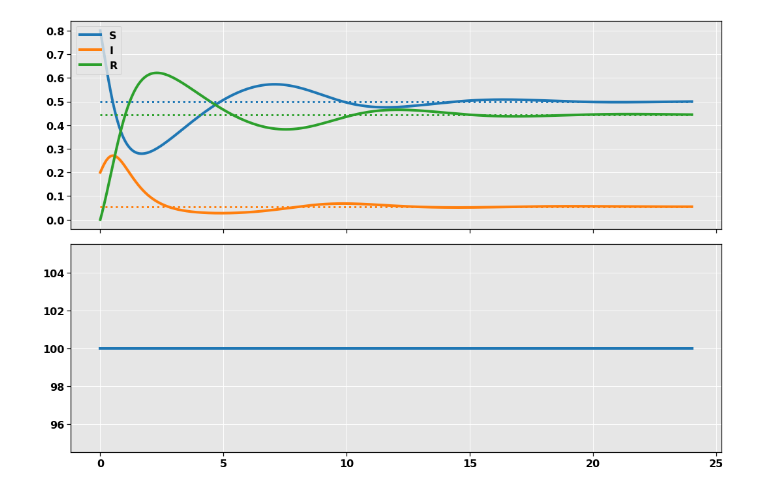
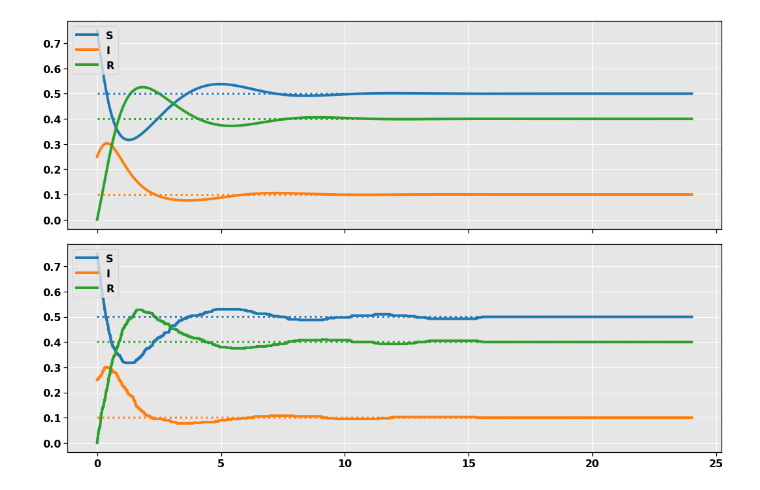
Before and after one commit to fonstelien/FYS4150, a Jupyter notebook: project5/source/project5.ipynb, the cells around one changed output. Cells and saved outputs as stored; diff of their text form; code cells hidden in the pictures.

```diff
--- a/project5/source/project5.ipynb
+++ b/project5/source/project5.ipynb
@@ -32,10 +32,10 @@ plt.rc('figure', titlesize=LARGE)  # fontsize of the figure title
 COLORS = plt.rcParams['axes.prop_cycle'].by_key()['color']
 # %%
 class Sirs:
-    def __init__(self, i0, fa=(lambda t: 4), b=2, c=.5, d=0, dI=0, e=0, f=(lambda t: 0)):
-        self.N = 1
-        self.S = 1 - i0
-        self.I = i0
+    def __init__(self, N0, I0, fa=(lambda t: 4), b=2, c=.5, d=0, dI=0, e=0, f=(lambda t: 0)):
+        self.N = N0
+        self.S = N0 - I0
+        self.I = I0
         self.R = 0
         self.fa = fa
         self.b = b
@@ -57,6 +57,16 @@ class Sirs:
     def N_dot(self, ti, Ni):
         return self.e*Ni - self.d*self.N - self.dI*self.I
 
+    def delta_t(self, ti=0):
+        a = self.fa(ti)
+        return min(4/(a*self.N), 1/(self.b*self.N), 1/(self.c*self.N))
+
+    def transitions(self, random_number, dt, ti=0):
+        si = 1 if random_number < (a*self.S*self.I/self.N)*dt else 0
+        ir = 1 if random_number < (self.b*self.I)*dt else 0
+        rs = 1 if random_number < (self.c*self.R)*dt else 0
+        return (si, ir, rs)
+
     def update(self, new_vals):
         S, I, R, N = new_vals
         self.S = S
@@ -121,40 +166,56 @@ class SirsSolver:
 # %%
-i0 = .2
+N0 = 400
+I0 = 100
+a = 4
 b = 2
-c = .25
+c = .5
 e = .00
 d = .00
 dI = .0
 
 #fa = (lambda t: 4 + 2*np.cos((2*np.pi/10)*(t)))
-fa = (lambda t: 4)
+fa = (lambda t: a)
 #f = (lambda t: .05 + .02*np.cos((2*np.pi/10)*(t)))
 f = (lambda t: .0)
-sirs = Sirs(i0, fa=fa, b=b, c=c, e=e, d=d, dI=dI, f=f)
 
+
+fig, axes = plt.subplots(ncols=1, nrows=2, sharex=True, figsize=(15,10))
+
+ax = axes[0]
+sirs = Sirs(N0, I0, fa=fa, b=b, c=c, e=e, d=d, dI=dI, f=f)
+solver = SirsSolver(sirs)
 tn = 24
 n = 1000
-solver = SirsSolver(sirs)
 solver.run_rk4(tn, n)
-
-fig, axes = plt.subplots(ncols=1, nrows=2, sharex=True, figsize=(15,10))
-ax = axes[0]
 S, I, R = solver.get_fractions()
 ax.plot(solver.t, S)
 ax.plot(solver.t, I)
 ax.plot(solver.t, R)
 ax.legend(['S', 'I', 'R'], loc='upper left')
-
 if True:
     s, i, r = sirs.fractions()
     ax.plot(solver.t, np.zeros(n+1) + s, ':', color=COLORS[0], lw=3)
     ax.plot(solver.t, np.zeros(n+1) + i, ':', color=COLORS[1], lw=3)
     ax.plot(solver.t, np.zeros(n+1) + r, ':', color=COLORS[2], lw=3)
 
 ax = axes[1]
-ax.plot(solver.t, solver.res['N']*100)
+sirs = Sirs(N0, I0, fa=fa, b=b, c=c, e=e, d=d, dI=dI, f=f)
+solver = SirsSolver(sirs)
+n = 1000
+solver.run_mc(tn, n)
+S, I, R = solver.get_fractions()
+ax.plot(solver.t, S)
+ax.plot(solver.t, I)
+ax.plot(solver.t, R)
+ax.legend(['S', 'I', 'R'], loc='upper left')
+if True:
+    s, i, r = sirs.fractions()
+    nt = len(solver.t)
+    ax.plot(solver.t, np.zeros(nt) + s, ':', color=COLORS[0], lw=3)
+    ax.plot(solver.t, np.zeros(nt) + i, ':', color=COLORS[1], lw=3)
+    ax.plot(solver.t, np.zeros(nt) + r, ':', color=COLORS[2], lw=3)
 
 plt.tight_layout()
 plt.show()
 # %% [output]
-[figure, old version]
+[figure, new version]
```
Also changed, not shown: parts of 6 cells of this notebook.
